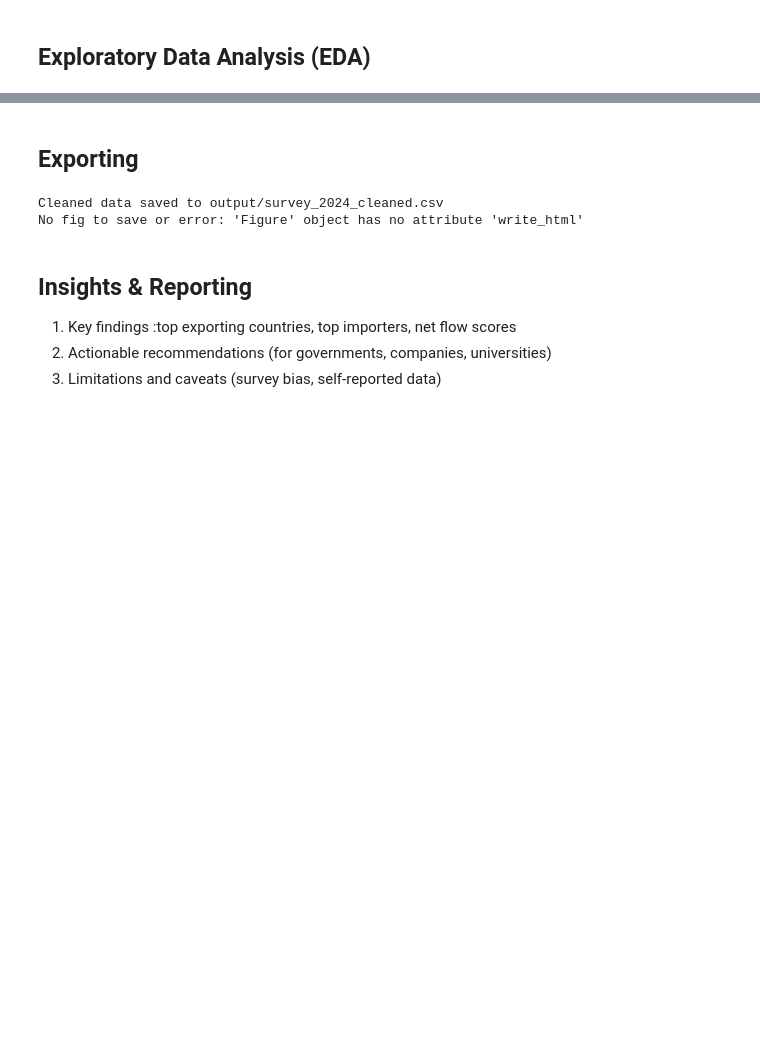
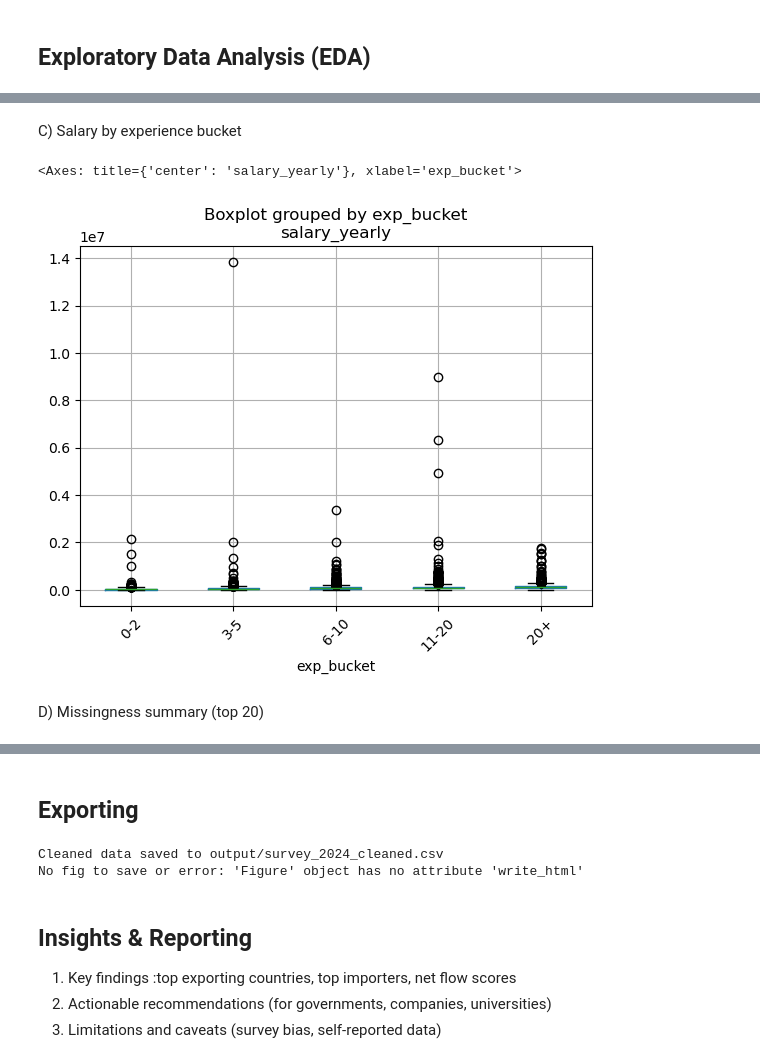
Before and after one commit to ABDERRAHMANE-CHIBOUT/Brain-Drain, a Jupyter notebook: Global_Developer_Brain_Drain_2024.ipynb, the cells around one changed output, grey strips where cells are left out. Saved outputs shown, nothing was run; the diff lists cells and outputs as text; code cells hidden in the pictures; blank space fills up the shorter version.

```diff
--- a/Global_Developer_Brain_Drain_2024.ipynb
+++ b/Global_Developer_Brain_Drain_2024.ipynb
@@ -728,0 +878,9 @@ print(df_cleaned[['comptotal', 'convertedcompyearly', 'num_languages', 'total_te
+# %% [markdown]
+C) Salary by experience bucket
+# %%
+df_eda.boxplot(column="salary_yearly", by="exp_bucket", rot=45)
+# %% [output]
+<Axes: title={'center': 'salary_yearly'}, xlabel='exp_bucket'>
+[figure, added]
+# %% [markdown]
+D) Missingness summary (top 20)
```
Also changed, not shown: parts of 74 cells of this notebook, 1 other file.
